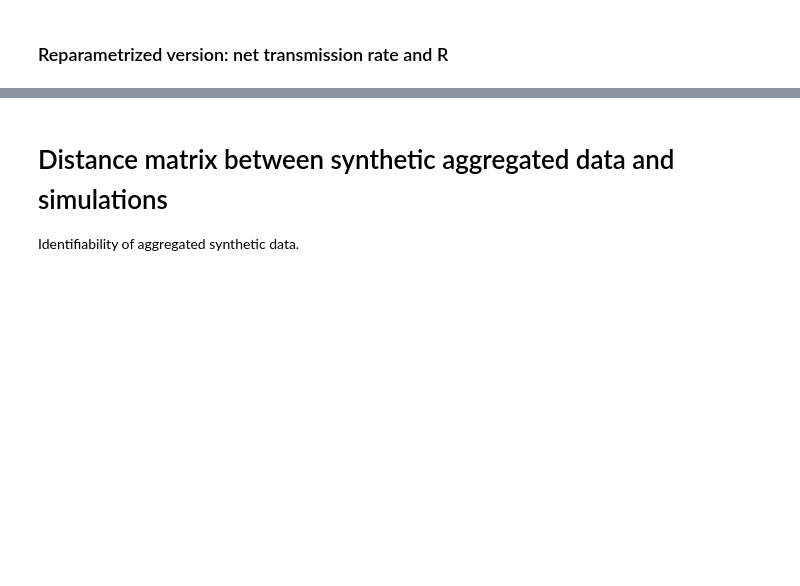
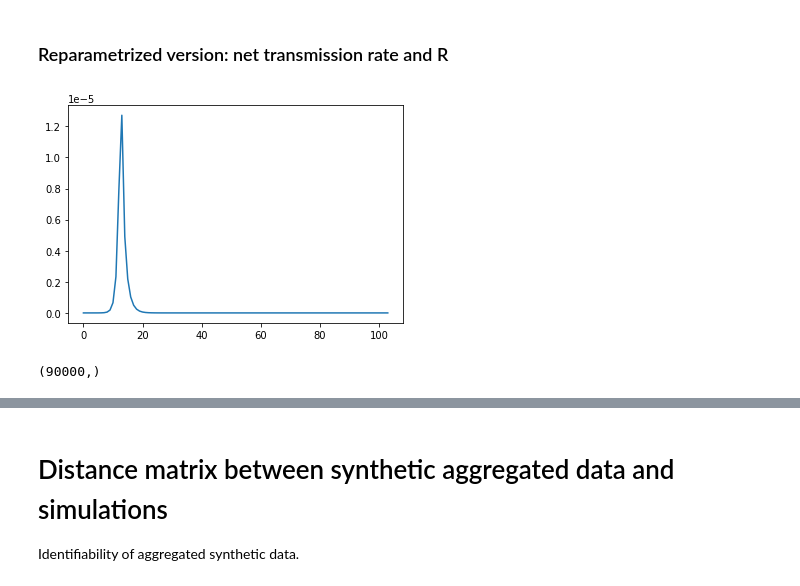
Before and after one commit to fanoja/Ecoli-R0, a Jupyter notebook: SIR simulation grid.ipynb, the cells around one changed output, grey strips where cells are left out. Drawn from its saved outputs; the diff is of its cells as text; code cells hidden in the pictures; blank space fills up the shorter version.

```diff
--- a/SIR simulation grid.ipynb
+++ b/SIR simulation grid.ipynb
@@ -381,4 +392,13 @@ plot_histograms(dists, pairs[:,1], pairs[:,0], 2)
 # %% [markdown]
 ### Reparametrized version: net transmission rate and R
+# %%
+plt.plot(bsi_obs_rp[0])
+plt.show()
+# %% [output]
+[figure, added]
+# %%
+dists_rp.shape
+# %% [output]
+(90000,)
 # %%
 # TODO
```
Also changed, not shown: parts of 20 cells of this notebook.
